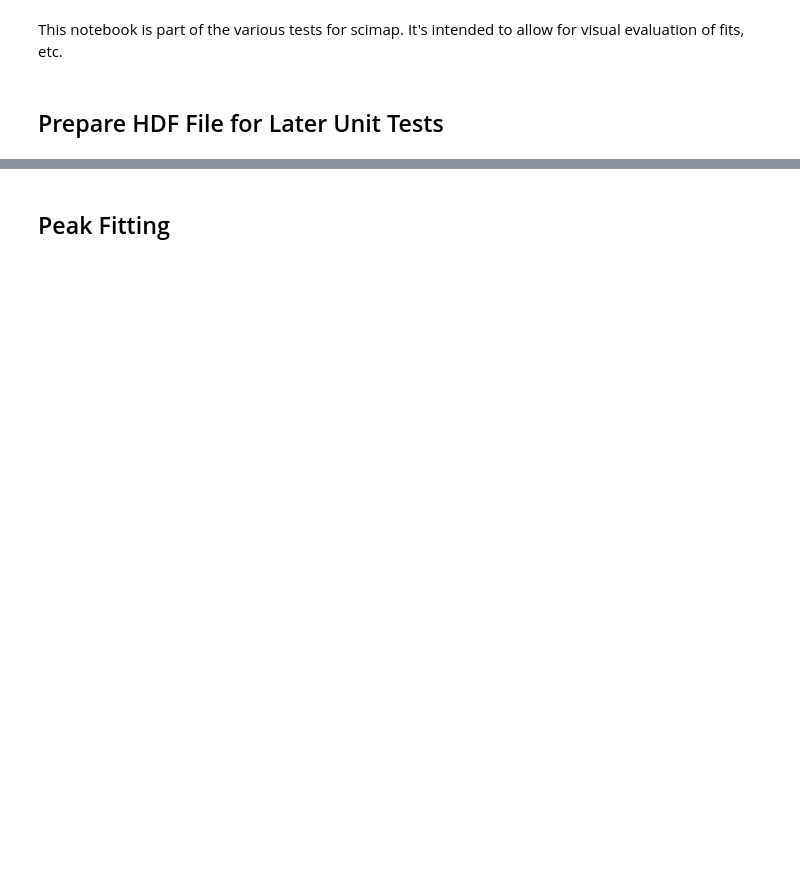
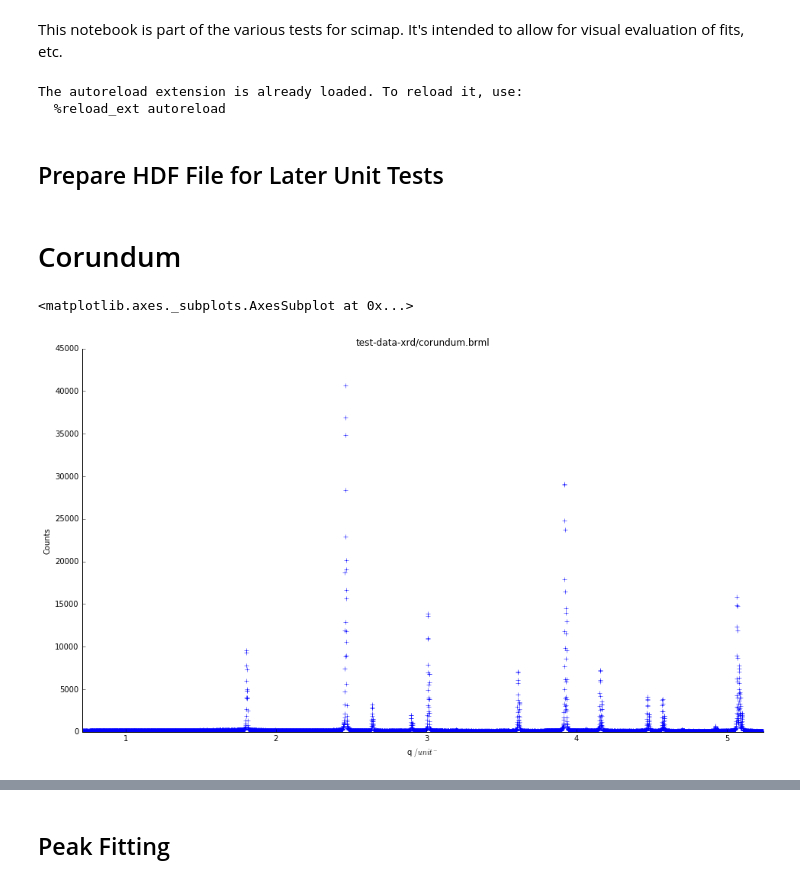
Before and after one commit to canismarko/scimap-tests, a Jupyter notebook: View_XRD_Data.ipynb, the cells around one changed output, grey strips where cells are left out. Drawn from its saved outputs; the diff is of its cells as text; code cells hidden in the pictures; blank space fills up the shorter version.

Commit message:
Fixed some unit tests for the XRDScan object

```diff
--- a/View_XRD_Data.ipynb
+++ b/View_XRD_Data.ipynb
@@ -5,10 +5,13 @@ This notebook is part of the various tests for scimap. It's intended to allow fo
 %autoreload 2
 %matplotlib inline
 from matplotlib import pyplot as plt
-plt.xkcd()
+# plt.xkcd()
 import pandas as pd
 import scimap
 import numpy as np
+# %% [output]
+The autoreload extension is already loaded. To reload it, use:
+  %reload_ext autoreload
 # %% [markdown]
 ## Prepare HDF File for Later Unit Tests
 # %%
@@ -20,3 +23,11 @@ scimap.import_aps_34IDE_map(
     beamstop=0.49,
     hdf_filename="test-data-xrd/xrd-map-34-ID-E.hdf"
 );
+# %% [markdown]
+# Corundum
+# %%
+corundum_scan = scimap.XRDScan(filename="test-data-xrd/corundum.brml")
+corundum_scan.plot_diffractogram()
+# %% [output]
+<matplotlib.axes._subplots.AxesSubplot at 0x...>
+[figure, added]
```
Also changed, not shown: parts of 5 cells of this notebook, 1 other file.
